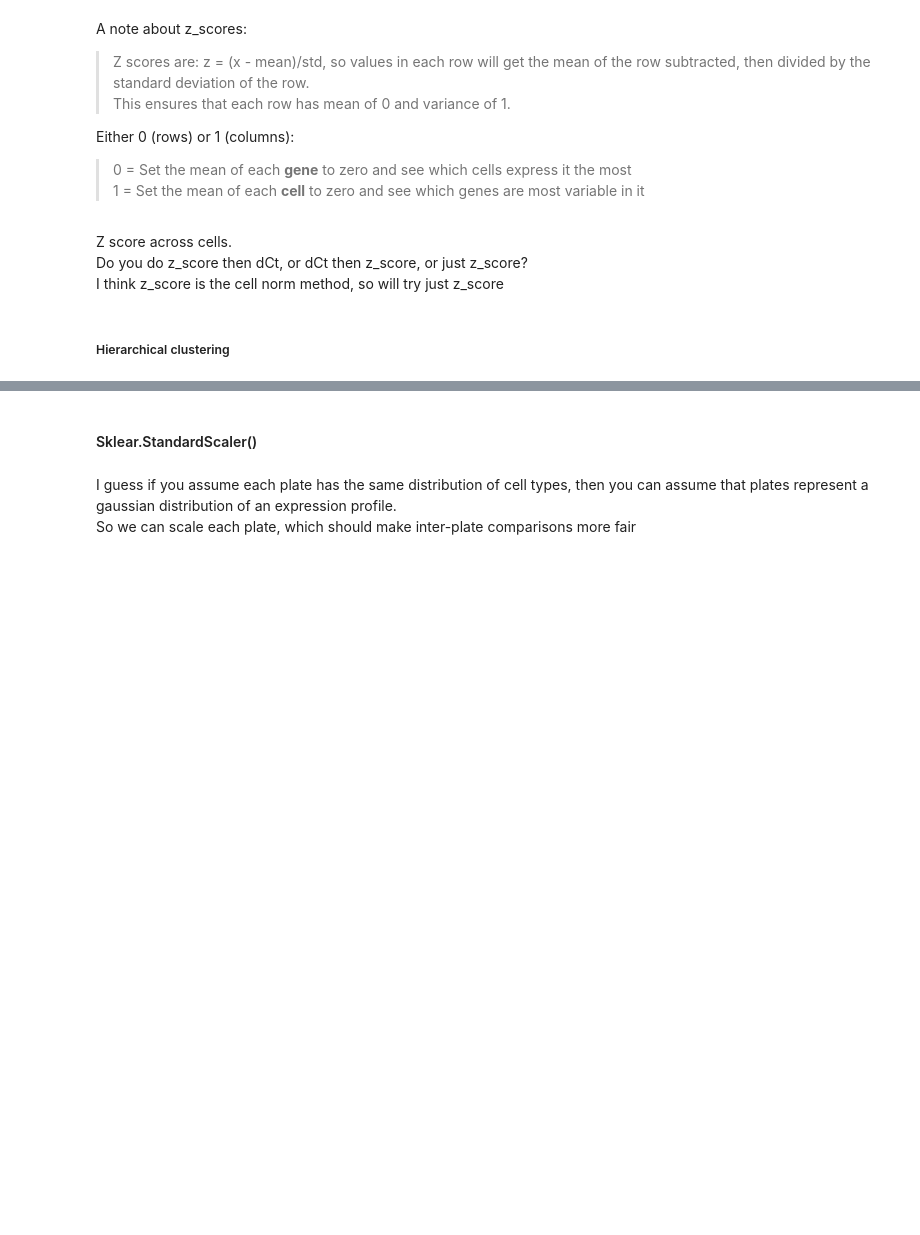
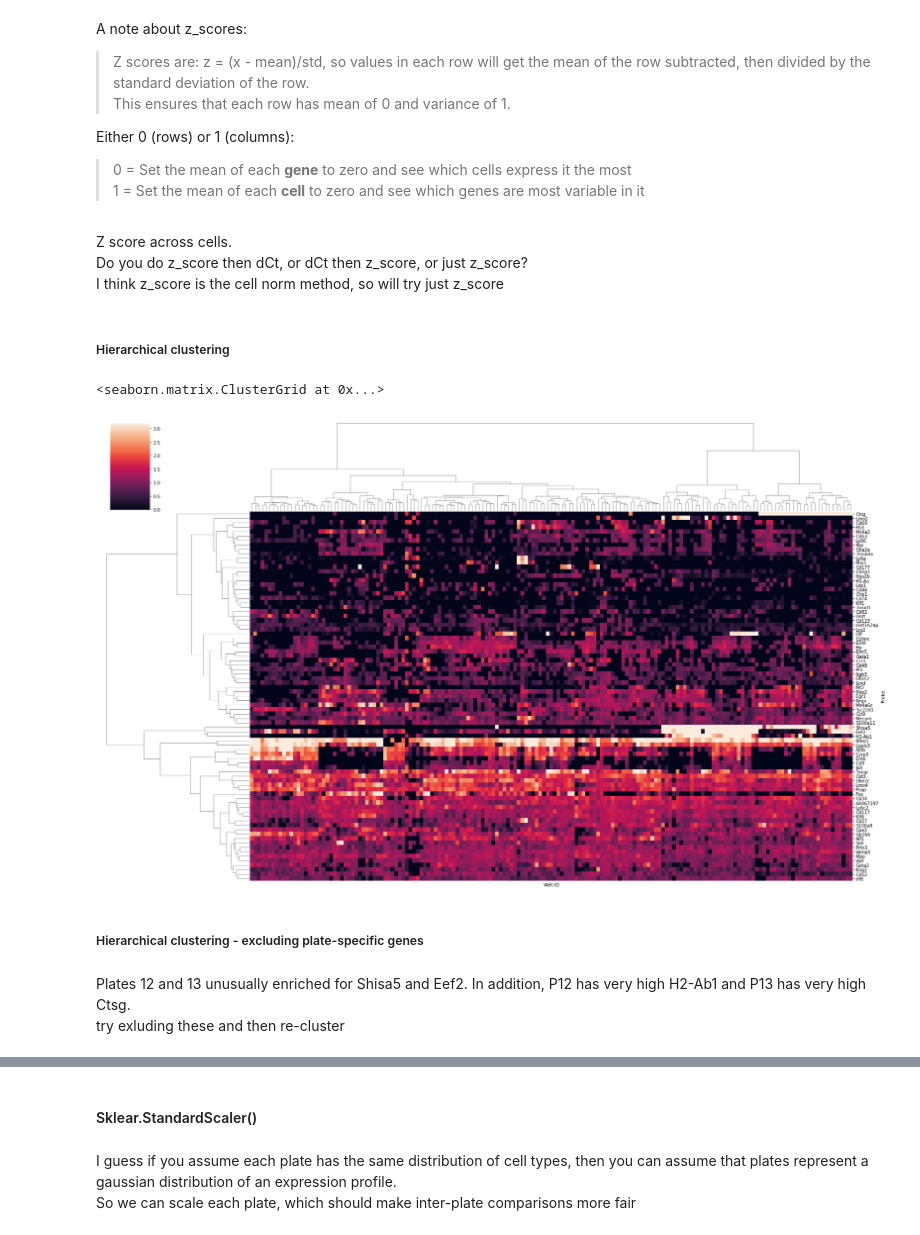
Before and after one commit to efheuston/msAggr_scRNASeq, a Jupyter notebook: IndexSorted_CMP.ipynb, the cells around one changed output, grey strips where cells are left out. Cells and saved outputs as stored; diff of their text form; code cells hidden in the pictures; blank space fills up the shorter version.

```diff
--- a/IndexSorted_CMP.ipynb
+++ b/IndexSorted_CMP.ipynb
@@ -104,7 +104,7 @@ def cell_filter(plate, lowerlimit = 8, upperlimit = 40, min_passed_tests = 30, m
         plate = plate[plate[plate[["Actb", "B2m", "Cd117"]] > 0].count(axis = 1) >= min_passed_references]
 
     if not avg_ct_thresh == None: # Drop cells where mean Ct > theshold
-        plate = plate[plate[plate > 0].mean(axis = 1) >= avg_ct_thresh]
+        plate = plate[plate[plate > 0].mean(axis = 1) <= avg_ct_thresh]
 
 
     plate = plate.replace(0, np.nan) # replace all 0 values with NA
@@ -226,11 +226,11 @@ for sheet in excel_biomark.sheet_names:
     plate_data = plate_data[plate_data["Name"].str.contains("CMP")]
     if not plate_data.empty:
         plate_data["Name"] = plate_data["Name"] + '_' + ''.join(re.search('(\w)[a-zA-Z]*(\d+)', sheet).groups([0, 2])).lower()
-        plate_data = cell_filter(plate_data, lowerlimit=8, upperlimit=40, min_passed_tests=2, avg_ct_thresh=None, transpose_plate=True)
+        plate_data = cell_filter(plate_data, lowerlimit=5, upperlimit=40, min_passed_tests=2, avg_ct_thresh=20, transpose_plate=True)
         rna_list.append(plate_data)
 
 rna = pd.concat(rna_list, axis = 0, ignore_index = False)
-rna = probe_filter(rna, pct_nan_allowed=0.2)
+rna = probe_filter(rna, pct_nan_allowed=.2)
 
 print("Number of cells:", rna.shape[0])
 print("Number of probes:", rna.shape[1])
@@ -430,4 +501,12 @@ rna_zscore = dCt_xprsn(rna_zscore).transpose()
 # %% [markdown]
 ##### Hierarchical clustering
 # %%
-sns.clustermap(rna_zscore, figsize=(25,15), method = 'average', robust = True, xticklabels = False, yticklabels = True, vmin = 0)
+sns.clustermap(rna_zscore, figsize=(25,15), method = 'ward', robust = True, xticklabels = False, yticklabels = True, vmin = 0)
+# %% [output]
+<seaborn.matrix.ClusterGrid at 0x...>
+[figure, added]
+# %% [markdown]
+##### Hierarchical clustering - excluding plate-specific genes
+# %% [markdown]
+Plates 12 and 13 unusually enriched for Shisa5 and Eef2. In addition, P12 has very high H2-Ab1 and P13 has very high Ctsg.
+try exluding these and then re-cluster
```
Also changed, not shown: parts of 58 cells of this notebook.
